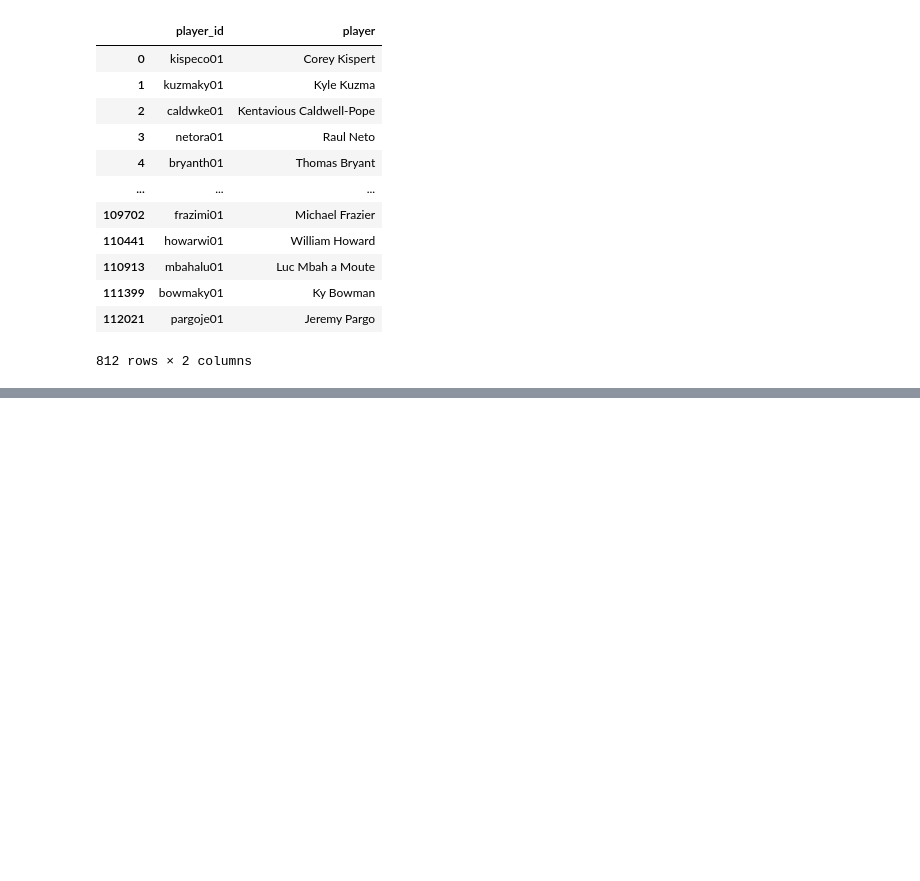
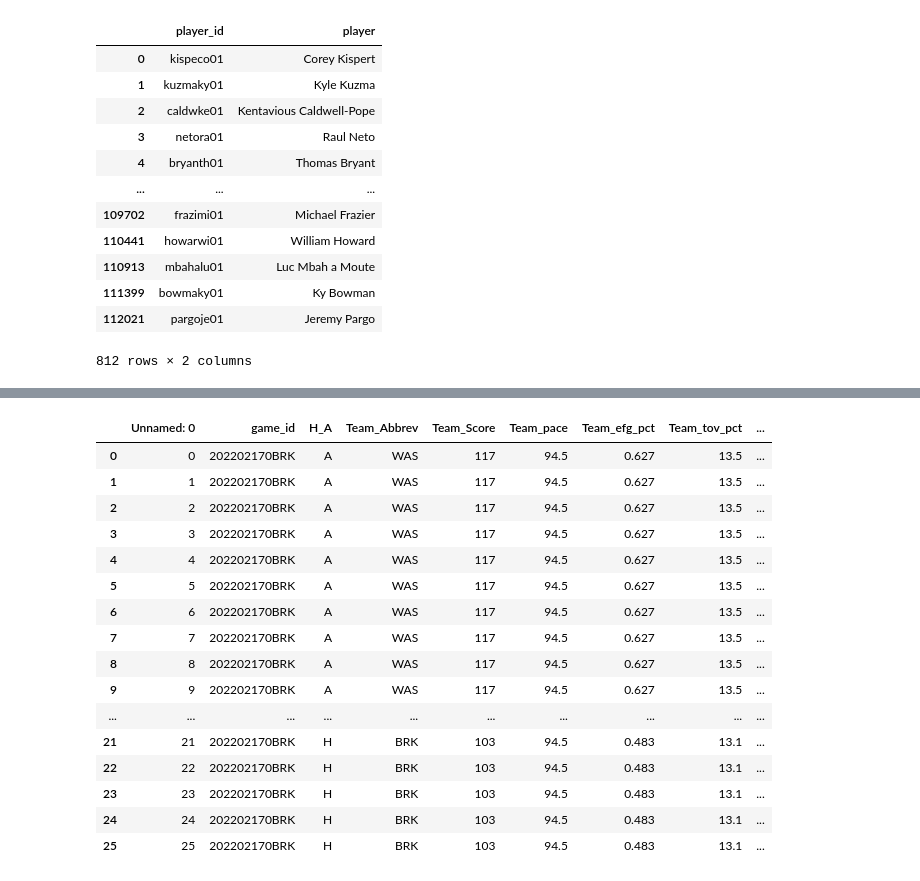
Before and after one commit to MiaHanzhangYuan/contrans2023, a Jupyter notebook: nba.ipynb, the cells around one changed output, grey strips where cells are left out. Drawn from its saved outputs; the diff is of its cells as text; code cells hidden in the pictures; blank space fills up the shorter version.

```diff
--- a/nba.ipynb
+++ b/nba.ipynb
@@ -61,0 +112,21 @@ nba = nba.drop(['game_date','OT','season'], axis = 1)
+# %%
+pd.set_option('display.max_columns', 80)
+nba.query("game_id == '202202170BRK'")
+# %% [output]
+|  | Unnamed: 0 | game_id | H_A | Team_Abbrev | Team_Score | Team_pace | Team_efg_pct | Team_tov_pct | ... |
+| 0 | 0 | 202202170BRK | A | WAS | 117 | 94.5 | 0.627 | 13.5 | ... |
+| 1 | 1 | 202202170BRK | A | WAS | 117 | 94.5 | 0.627 | 13.5 | ... |
+| 2 | 2 | 202202170BRK | A | WAS | 117 | 94.5 | 0.627 | 13.5 | ... |
+| 3 | 3 | 202202170BRK | A | WAS | 117 | 94.5 | 0.627 | 13.5 | ... |
+| 4 | 4 | 202202170BRK | A | WAS | 117 | 94.5 | 0.627 | 13.5 | ... |
+| 5 | 5 | 202202170BRK | A | WAS | 117 | 94.5 | 0.627 | 13.5 | ... |
+| 6 | 6 | 202202170BRK | A | WAS | 117 | 94.5 | 0.627 | 13.5 | ... |
+| 7 | 7 | 202202170BRK | A | WAS | 117 | 94.5 | 0.627 | 13.5 | ... |
+| 8 | 8 | 202202170BRK | A | WAS | 117 | 94.5 | 0.627 | 13.5 | ... |
+| 9 | 9 | 202202170BRK | A | WAS | 117 | 94.5 | 0.627 | 13.5 | ... |
+| ... | ... | ... | ... | ... | ... | ... | ... | ... | ... |
+| 21 | 21 | 202202170BRK | H | BRK | 103 | 94.5 | 0.483 | 13.1 | ... |
+| 22 | 22 | 202202170BRK | H | BRK | 103 | 94.5 | 0.483 | 13.1 | ... |
+| 23 | 23 | 202202170BRK | H | BRK | 103 | 94.5 | 0.483 | 13.1 | ... |
+| 24 | 24 | 202202170BRK | H | BRK | 103 | 94.5 | 0.483 | 13.1 | ... |
+| 25 | 25 | 202202170BRK | H | BRK | 103 | 94.5 | 0.483 | 13.1 | ... |
```
Also changed, not shown: parts of 17 cells of this notebook, 3 other files.
